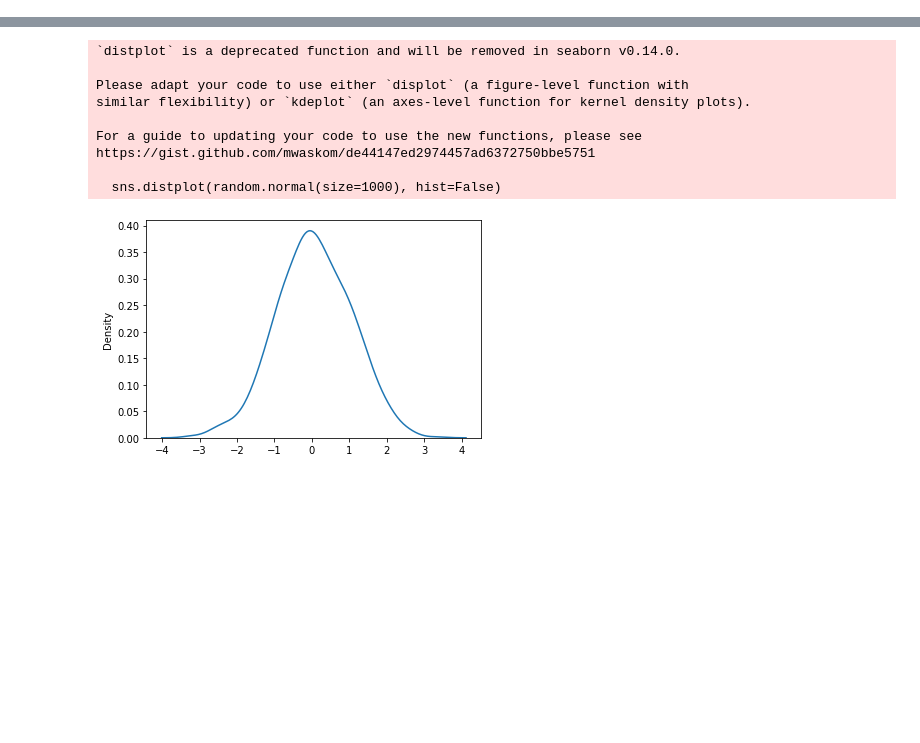
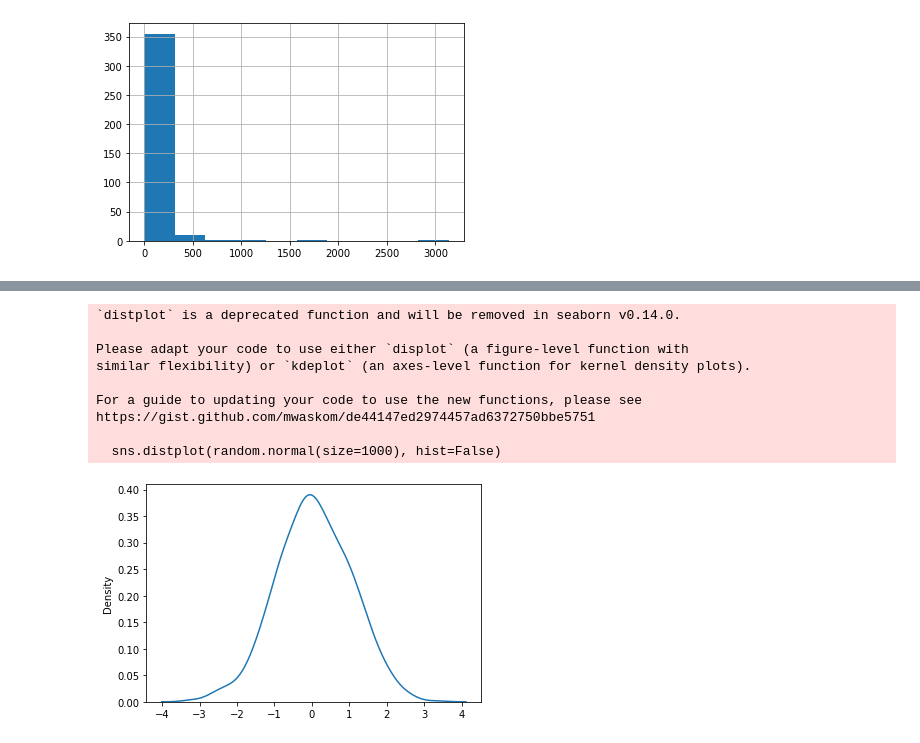
Before and after one commit to annisasufy/statistic, a Jupyter notebook: gaussian_plot.ipynb, the cells around one changed output, grey strips where cells are left out. Drawn from its saved outputs; the diff is of its cells as text; code cells hidden in the pictures; blank space fills up the shorter version.

```diff
--- a/gaussian_plot.ipynb
+++ b/gaussian_plot.ipynb
@@ -4,0 +11,6 @@ import seaborn as sns
+# %%
+df_data = pd.read_csv('final_dataset_accident.csv')
+# %%
+hist = df_data['predicted_text'].hist()
+# %% [output]
+[figure, added]
```
Also changed, not shown: parts of 9 cells of this notebook, 2 other files.
